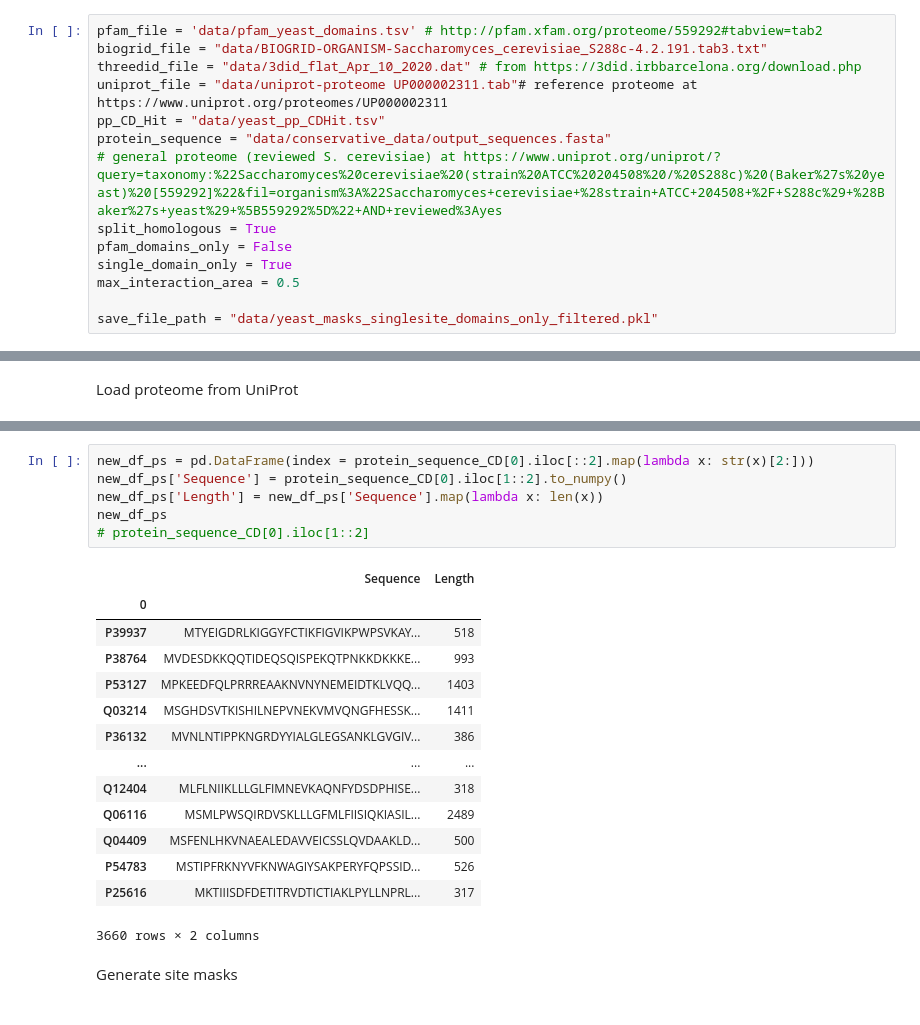
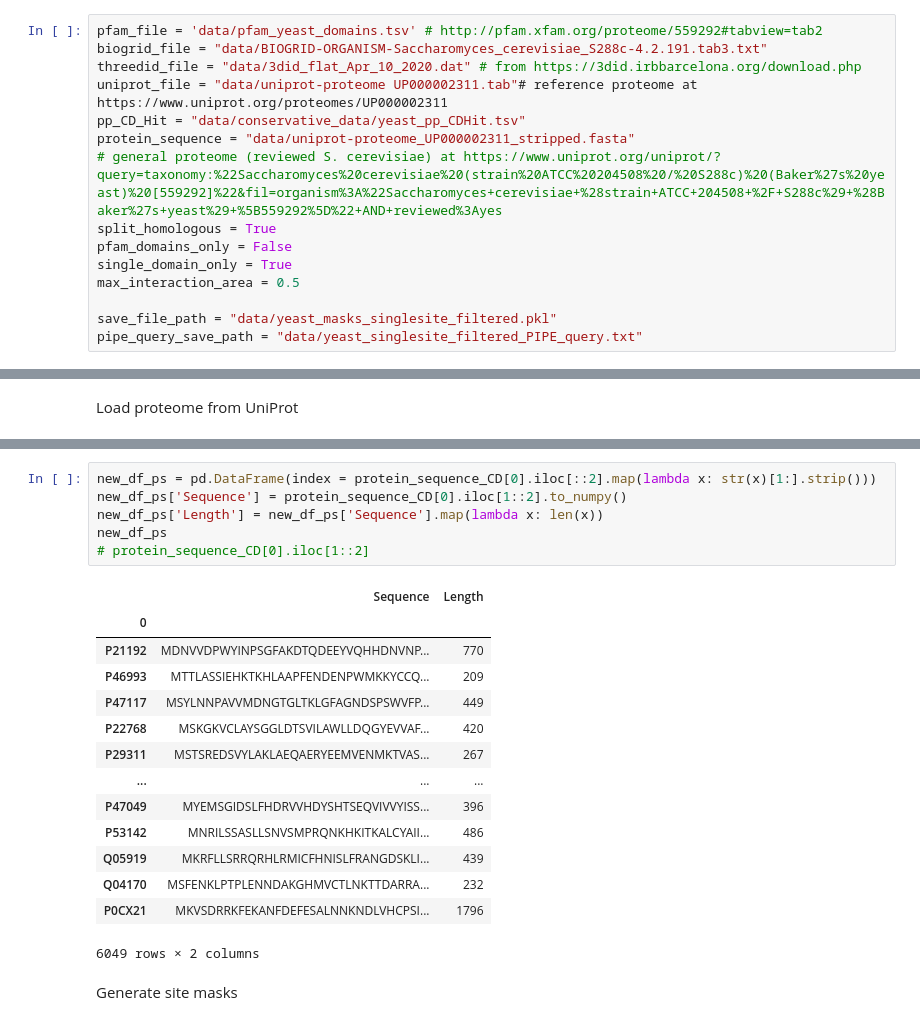
Before and after one commit to jrgreen7/PIPE, a Jupyter notebook: Deep-PIPE-Sites/mask_pipeline_Filtered.ipynb, the cells around one changed output, grey strips where cells are left out. Drawn from its saved outputs; the diff is of its cells as text.

```diff
--- a/Deep-PIPE-Sites/mask_pipeline_Filtered.ipynb
+++ b/Deep-PIPE-Sites/mask_pipeline_Filtered.ipynb
@@ -9,15 +9,16 @@ pfam_file = 'data/pfam_yeast_domains.tsv' # http://pfam.xfam.org/proteome/559292
 biogrid_file = "data/BIOGRID-ORGANISM-Saccharomyces_cerevisiae_S288c-4.2.191.tab3.txt"
 threedid_file = "data/3did_flat_Apr_10_2020.dat" # from https://3did.irbbarcelona.org/download.php
 uniprot_file = "data/uniprot-proteome UP000002311.tab"# reference proteome at https://www.uniprot.org/proteomes/UP000002311
-pp_CD_Hit = "data/yeast_pp_CDHit.tsv"
-protein_sequence = "data/conservative_data/output_sequences.fasta"
+pp_CD_Hit = "data/conservative_data/yeast_pp_CDHit.tsv"
+protein_sequence = "data/uniprot-proteome_UP000002311_stripped.fasta"
 # general proteome (reviewed S. cerevisiae) at https://www.uniprot.org/uniprot/?query=taxonomy:%22Saccharomyces%20cerevisiae%20(strain%20ATCC%20204508%20/%20S288c)%20(Baker%27s%20yeast)%20[559292]%22&fil=organism%3A%22Saccharomyces+cerevisiae+%28strain+ATCC+204508+%2F+S288c%29+%28Baker%27s+yeast%29+%5B559292%5D%22+AND+reviewed%3Ayes
 split_homologous = True
 pfam_domains_only = False
 single_domain_only = True
 max_interaction_area = 0.5
 
-save_file_path = "data/yeast_masks_singlesite_domains_only_filtered.pkl"
+save_file_path = "data/yeast_masks_singlesite_filtered.pkl"
+pipe_query_save_path = "data/yeast_singlesite_filtered_PIPE_query.txt"
 # %% [markdown]
 # Import PFAM data
 # %%
@@ -246,24 +229,24 @@ Loaded UniProt proteome
 # %%
-new_df_ps = pd.DataFrame(index = protein_sequence_CD[0].iloc[::2].map(lambda x: str(x)[2:]))
+new_df_ps = pd.DataFrame(index = protein_sequence_CD[0].iloc[::2].map(lambda x: str(x)[1:].strip()))
 new_df_ps['Sequence'] = protein_sequence_CD[0].iloc[1::2].to_numpy()
 new_df_ps['Length'] = new_df_ps['Sequence'].map(lambda x: len(x))
 new_df_ps
 # protein_sequence_CD[0].iloc[1::2]
 # %% [output]
 |  | Sequence | Length |
 | 0 |  |  |
-| P39937 | MTYEIGDRLKIGGYFCTIKFIGVIKPWPSVKAY... | 518 |
-| P38764 | MVDESDKKQQTIDEQSQISPEKQTPNKKDKKKE... | 993 |
-| P53127 | MPKEEDFQLPRRREAAKNVNYNEMEIDTKLVQQ... | 1403 |
-| Q03214 | MSGHDSVTKISHILNEPVNEKVMVQNGFHESSK... | 1411 |
-| P36132 | MVNLNTIPPKNGRDYYIALGLEGSANKLGVGIV... | 386 |
+| P21192 | MDNVVDPWYINPSGFAKDTQDEEYVQHHDNVNP... | 770 |
+| P46993 | MTTLASSIEHKTKHLAAPFENDENPWMKKYCCQ... | 209 |
+| P47117 | MSYLNNPAVVMDNGTGLTKLGFAGNDSPSWVFP... | 449 |
+| P22768 | MSKGKVCLAYSGGLDTSVILAWLLDQGYEVVAF... | 420 |
+| P29311 | MSTSREDSVYLAKLAEQAERYEEMVENMKTVAS... | 267 |
 | ... | ... | ... |
-| Q12404 | MLFLNIIKLLLGLFIMNEVKAQNFYDSDPHISE... | 318 |
-| Q06116 | MSMLPWSQIRDVSKLLLGFMLFIISIQKIASIL... | 2489 |
-| Q04409 | MSFENLHKVNAEALEDAVVEICSSLQVDAAKLD... | 500 |
-| P54783 | MSTIPFRKNYVFKNWAGIYSAKPERYFQPSSID... | 526 |
-| P25616 | MKTIIISDFDETITRVDTICTIAKLPYLLNPRL... | 317 |
+| P47049 | MYEMSGIDSLFHDRVVHDYSHTSEQVIVVYISS... | 396 |
+| P53142 | MNRILSSASLLSNVSMPRQNKHKITKALCYAII... | 486 |
+| Q05919 | MKRFLLSRRQRHLRMICFHNISLFRANGDSKLI... | 439 |
+| Q04170 | MSFENKLPTPLENNDAKGHMVCTLNKTTDARRA... | 232 |
+| P0CX21 | MKVSDRRKFEKANFDEFESALNNKNDLVHCPSI... | 1796 |
-3660 rows × 2 columns
+6049 rows × 2 columns
 # %% [markdown]
 Generate site masks
 # %%
```
Also changed, not shown: parts of 10 cells of this notebook, 27 other files.
